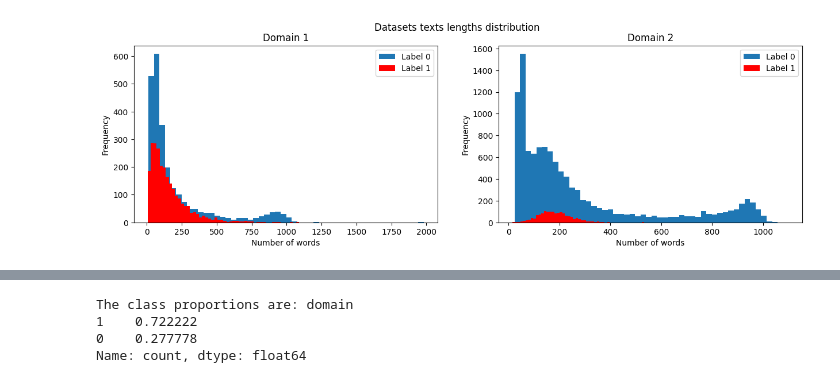
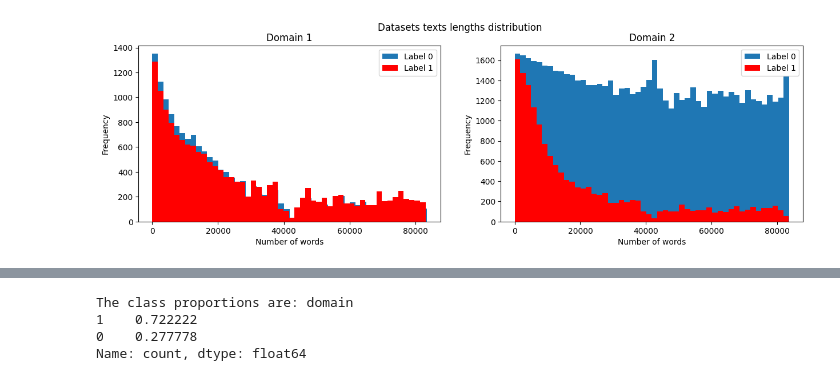
Before and after one commit to Guticar94/COMP90051-Statistical-Machine-Learning, a Jupyter notebook: Models/Domain_Classification.ipynb, the cells around one changed output, grey strips where cells are left out. Drawn from its saved outputs; the diff is of its cells as text; code cells hidden in the pictures.

```diff
--- a/Models/Domain_Classification.ipynb
+++ b/Models/Domain_Classification.ipynb
@@ -14,0 +46,22 @@ txt_2_1 = [len(txt) for txt in df2[df2['label']==1]['text']]
+# %%
+txt_1_0 = [np.mean(np.log(bigrams(txt))) for txt in df1[df1['label']==0]['text']]
+txt_1_1 = [np.mean(np.log(bigrams(txt))) for txt in df1[df1['label']==1]['text']]
+
+txt_2_0 = [np.std(txt) for txt in df2[df2['label']==0]['text']]
+txt_2_1 = [np.std(txt) for txt in df2[df2['label']==1]['text']]
+
+fig, axs = plt.subplots(1,2, figsize=(15, 4))
+fig.suptitle('Datasets texts lengths distribution')
+for i in range(0,2):
+    if i == 0:
+        axs[i].hist(txt_1_0, bins=50)
+        axs[i].hist(txt_1_1, bins=50, color='r')
+        axs[i].set_title('Domain 1')
+    else:
+        axs[i].hist(txt_2_0, bins=50)
+        axs[i].hist(txt_2_1, bins=50, color='r')
+        axs[i].set_title('Domain 2')
+    axs[i].set_xlabel('Number of words')
+    axs[i].set_ylabel('Frequency')
+    axs[i].legend(['Label 0','Label 1'])
+plt.show()
@@ -15,19 +70,33 @@ txt_2_1 = [len(txt) for txt in df2[df2['label']==1]['text']]
 # %%
-import matplotlib.pyplot as plt
+from collections import Counter
+
+def counter(df):
+    l = []
+    for l_ in df:
+        l.extend(l_)
+    return Counter(l)
+
+
+txt_1_0 = counter(df1[df1['label']==0]['text'])
+txt_1_1 = counter(df1[df1['label']==1]['text'])
+
+txt_2_0 = counter(df2[df2['label']==0]['text'])
+txt_2_1 = counter(df2[df2['label']==1]['text'])
+
 fig, axs = plt.subplots(1,2, figsize=(15, 4))
 fig.suptitle('Datasets texts lengths distribution')
 for i in range(0,2):
     if i == 0:
         axs[i].hist(txt_1_0, bins=50)
         axs[i].hist(txt_1_1, bins=50, color='r')
         axs[i].set_title('Domain 1')
     else:
         axs[i].hist(txt_2_0, bins=50)
         axs[i].hist(txt_2_1, bins=50, color='r')
         axs[i].set_title('Domain 2')
     axs[i].set_xlabel('Number of words')
     axs[i].set_ylabel('Frequency')
     axs[i].legend(['Label 0','Label 1'])
 plt.show()
 # %% [output]
-[figure, old version]
+[figure, new version]
```
Also changed, not shown: parts of 7 cells of this notebook, 5 other files.
